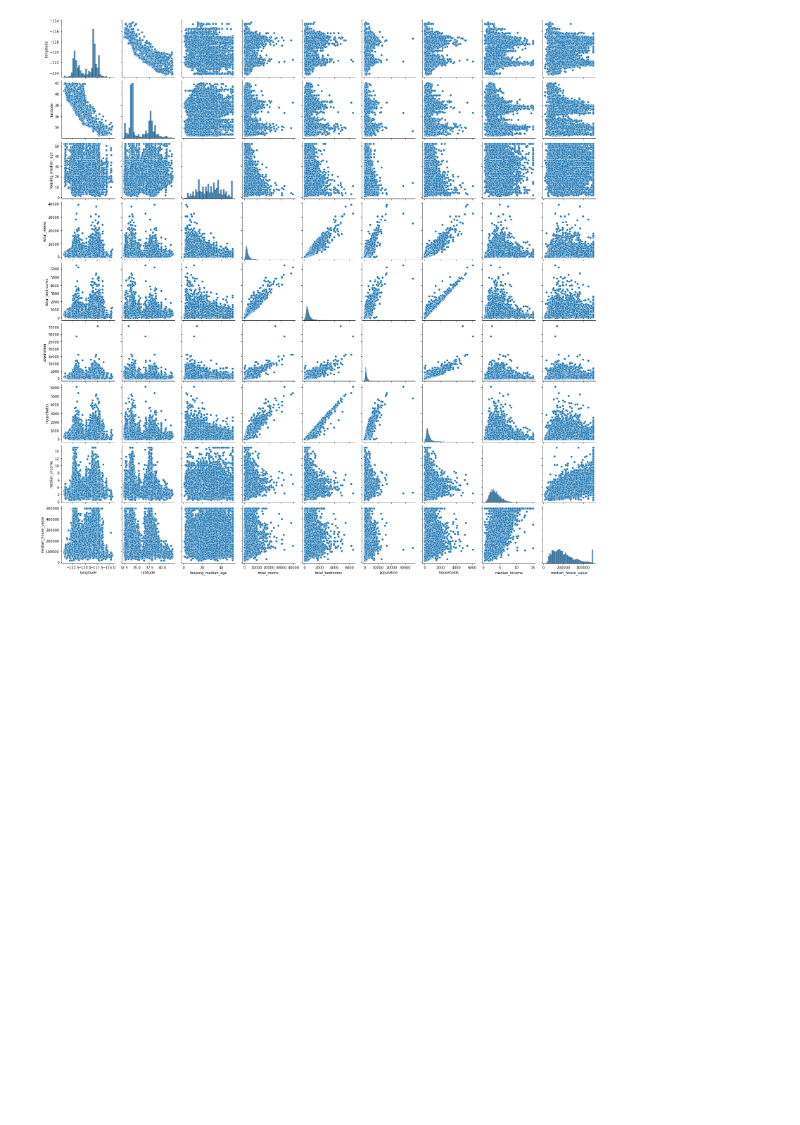
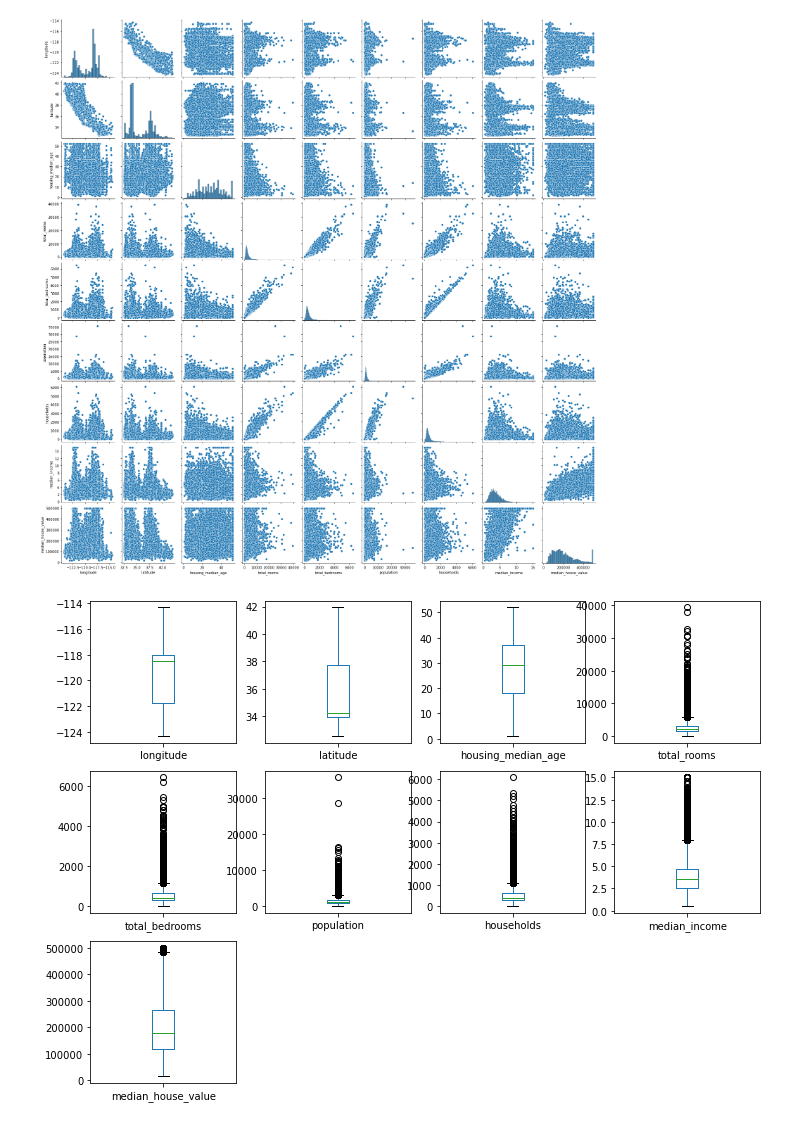
Before and after one commit to JonathanRaso/silicon_valley_immo_arturo, a Jupyter notebook: Testing_Notebook.ipynb, the cells around one changed output. Saved outputs shown, nothing was run; the diff lists cells and outputs as text; code cells hidden in the pictures; blank space fills up the shorter version.

```diff
--- a/Testing_Notebook.ipynb
+++ b/Testing_Notebook.ipynb
@@ -103,3 +103,9 @@ sns.pairplot(data)
 # %% [output]
 <seaborn.axisgrid.PairGrid at 0x...>
 [figure]
+# %%
+# We can see the outliers with this plot, and there is a lot of them in multiple feature
+# (total_rooms, total_bedrooms, population, households, median_income)
+data.plot(kind='box', subplots=True, layout=(4, 4), figsize = (12, 12));
+# %% [output]
+[figure, added]
```
Also changed, not shown: 1 other file.
